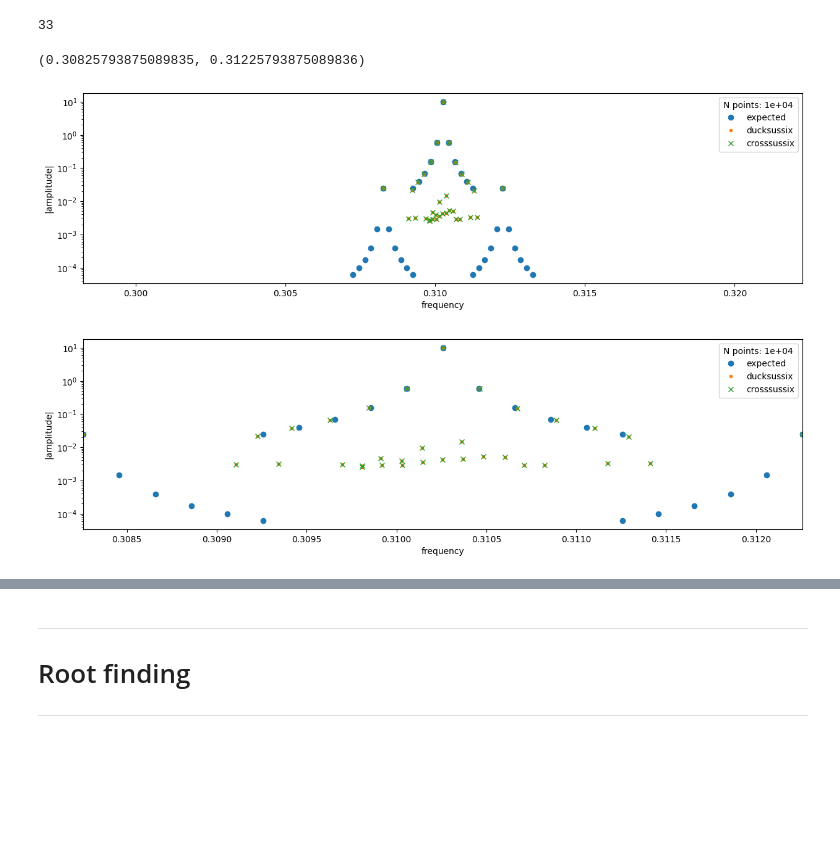
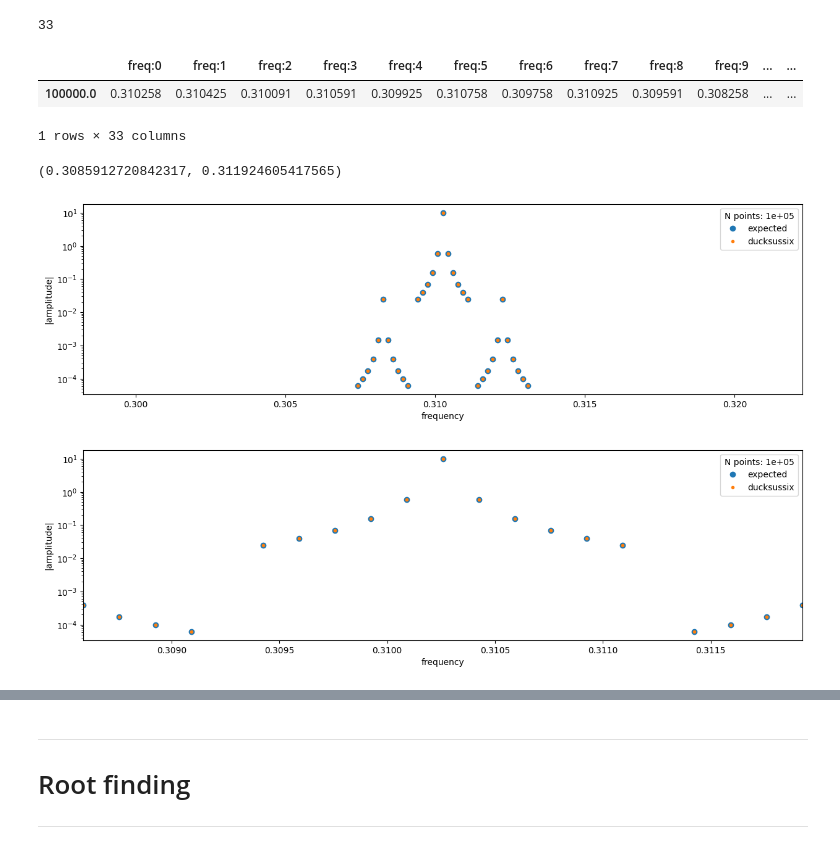
Before and after one commit to pbelange/PySUSSIX, a Jupyter notebook: build_sussix.ipynb, the cells around one changed output, grey strips where cells are left out. Cells and saved outputs as stored; diff of their text form; code cells hidden in the pictures; blank space fills up the shorter version.

```diff
--- a/build_sussix.ipynb
+++ b/build_sussix.ipynb
@@ -32,7 +32,7 @@ def get_FFT(x):
 
 Q0 = 0.31025793875089835
 Qs = 0.002
-dQ = Qs/10
+dQ = Qs/12
 Jx = (0.5*(10**2))
 
 n_bands_Qs = 1
@@ -112,23 +112,23 @@ display(expected)
 # %%
 
 x,px = hx_full.real,hx_full.imag
-datspe_x,datspe_y,datspe_s = crosssussix.datspe(x,px,
-                                                0*x,0*px,
-                                                0*x,0*px,
-                                                number_of_harmonics = len(expected),method = 'hanning',return_values = True)
-# ordres_x,ordres_y,ordres_s  = crosssussix.ordres(len(part.x_sig),tune_estimate = [0.31,0.32,0.0018],number_of_harmonics = 5,return_values = True)
+# datspe_x,datspe_y,datspe_s = crosssussix.datspe(x,px,
+#                                                 0*x,0*px,
+#                                                 0*x,0*px,
+#                                                 number_of_harmonics = len(expected),method = 'hanning',return_values = True)
+# # ordres_x,ordres_y,ordres_s  = crosssussix.ordres(len(part.x_sig),tune_estimate = [0.31,0.32,0.0018],number_of_harmonics = 5,return_values = True)
 
 results = ducksussix.datspe(x       = x,
                             px      = px,
-                            y       = 0*x,
-                            py      = 0*x,
-                            zeta    = 0*x,
-                            pzeta   = 0*x,
-                            number_of_harmonics = len(expected),method = 'hanning')
+                            y       = None,
+                            py      = None,
+                            zeta    = None,
+                            pzeta   = None,
+                            number_of_harmonics = len(expected),Hann_order = 2)
 
 
 # results['x']
-display('cross DATSPE X',datspe_x)
+# display('cross DATSPE X',datspe_x)
 display('duck DATSPE X',results['x'])
 # display('DATSPE S',datspe_s)
 # display('ORDRES X',ordres_x)
@@ -190,28 +174,34 @@ naff_results = pd.DataFrame({'amplitude':naff_A,'frequency':naff_Q})
+# %%
+pd.DataFrame({f'freq:{i[0]}':[i[1]] for i in results['x'].frequency.items()},index=[1e5])
+# %% [output]
+|  | freq:0 | freq:1 | freq:2 | freq:3 | freq:4 | freq:5 | freq:6 | freq:7 | freq:8 | freq:9 | ... | ... |
+| 100000.0 | 0.310258 | 0.310425 | 0.310091 | 0.310591 | 0.309925 | 0.310758 | 0.309758 | 0.310925 | 0.309591 | 0.308258 | ... | ... |
+1 rows × 33 columns
 # %%
 plt.figure(figsize=(15,4))
 plt.plot()
 plt.plot(expected['frequency'],expected['amplitude'],'o',label='expected')
 plt.plot(results['x']['frequency'],np.abs(results['x']['amplitude']),'.',label='ducksussix')
-plt.plot(datspe_x['txa'],np.abs(datspe_x['zxpes']),'x',label='crosssussix')
+# plt.plot(datspe_x['txa'],np.abs(datspe_x['zxpes']),'x',label='crosssussix')
 # plt.plot(naff_results['frequency'],np.abs(naff_results['amplitude']),'+',label='NAFF')
 plt.yscale('log')
 plt.legend(title=f'N points: {len(hx_full):.0e}')
 plt.xlabel('frequency')
 plt.ylabel('|amplitude|')
 plt.xlim(Q0-6*Qs,Q0+6*Qs)
 
 plt.figure(figsize=(15,4))
 plt.plot()
 plt.plot(expected['frequency'],expected['amplitude'],'o',label='expected')
 plt.plot(results['x']['frequency'],np.abs(results['x']['amplitude']),'.',label='ducksussix')
-plt.plot(datspe_x['txa'],np.abs(datspe_x['zxpes']),'x',label='crosssussix')
+# plt.plot(datspe_x['txa'],np.abs(datspe_x['zxpes']),'x',label='crosssussix')
 # plt.plot(naff_results['frequency'],np.abs(naff_results['amplitude']),'+',label='NAFF')
 plt.yscale('log')
 plt.legend(title=f'N points: {len(hx_full):.0e}')
 plt.xlabel('frequency')
 plt.ylabel('|amplitude|')
 plt.xlim(Q0-10*dQ,Q0+10*dQ)
 # %% [output]
-(0.30825793875089835, 0.31225793875089836)
+(0.3085912720842317, 0.311924605417565)
-[figure, old version]
+[figure, new version]
-[figure, old version]
+[figure, new version]
```
Also changed, not shown: parts of 6 cells of this notebook, 3 other files.
